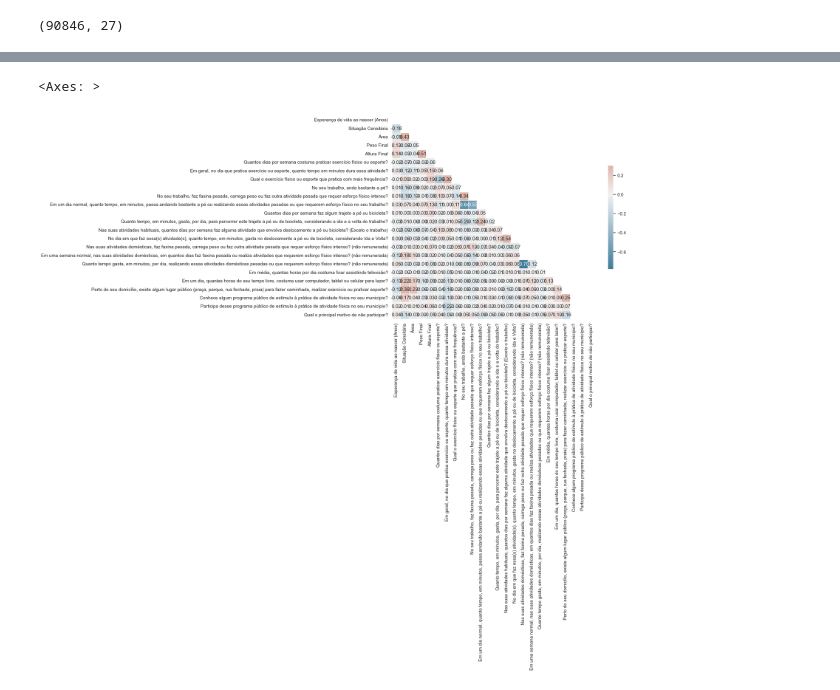
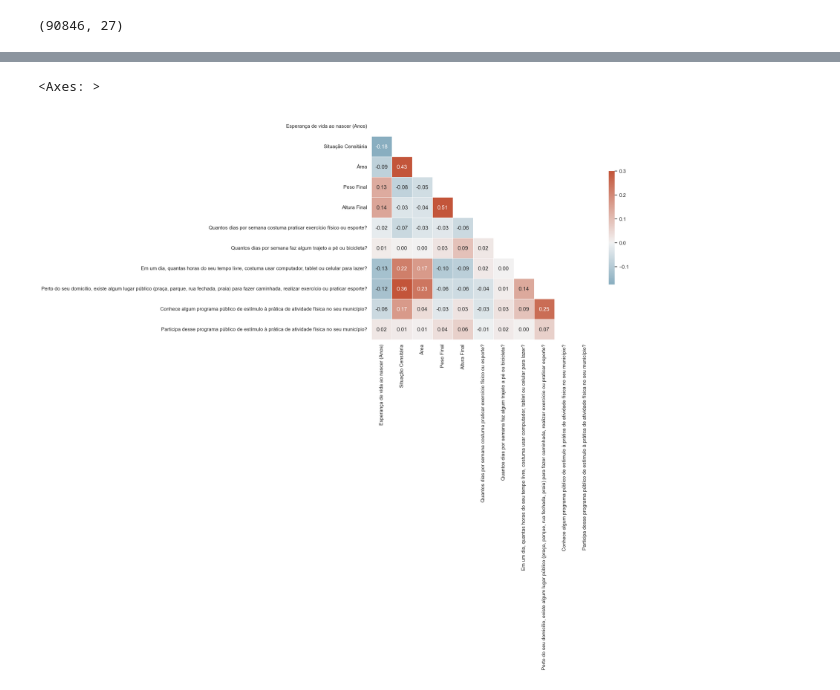
Before and after one commit to maafinotti/TCC-PNS, a Jupyter notebook: PNS_exercicio_fisico.ipynb, the cells around one changed output, grey strips where cells are left out. Saved outputs shown, nothing was run; the diff lists cells and outputs as text; code cells hidden in the pictures.

```diff
--- a/PNS_exercicio_fisico.ipynb
+++ b/PNS_exercicio_fisico.ipynb
@@ -27,0 +45,4 @@ sns.set_theme(style="white")
+# %%
+df_exercicio = df_exercicio.drop(columns = ['Em geral, no dia que pratica exercício ou esporte, quanto tempo em minutos dura essa atividade?', 'No seu trabalho, anda bastante a pé?', 'No seu trabalho, faz faxina pesada, carrega peso ou faz outra atividade pesada que requer esforço físico intenso?', 'Em um dia normal, quanto tempo, em minutos, passa andando bastante a pé ou realizando essas atividades pesadas ou que requerem esforço físico no seu trabalho?', 'Quanto tempo, em minutos, gasta, por dia, para percorrer este trajeto a pé ou de bicicleta, considerando a ida e a volta do trabalho?','Nas suas atividades habituais, quantos dias por semana faz alguma atividade que envolva deslocamento a pé ou bicicleta? (Exceto o trabalho)', 'No dia em que faz essa(s) atividade(s), quanto tempo, em minutos, gasta no deslocamento a pé ou de bicicleta, considerando Ida e Volta?', 'Nas suas atividades domésticas, faz faxina pesada, carrega peso ou faz outra atividade pesada que requer esforço físico intenso? (não remunerada)', 'Em uma semana normal, nas suas atividades domésticas, em quantos dias faz faxina pesada ou realiza atividades que requerem esforço físico intenso? (não remunerada)', 'Quanto tempo gasta, em minutos, por dia, realizando essas atividades domésticas pesadas ou que requerem esforço físico intenso? (não remunerada)', 'Em média, quantas horas por dia costuma ficar assistindo televisão?'])
+# %%
+df_corr = df_exercicio.drop(columns = ['UF', 'Está grávida?', 'Qual o exercício físico ou esporte que pratica com mais frequência?', 'Qual o principal motivo de não participar?'])
@@ -28,19 +51,23 @@ sns.set_theme(style="white")
 # %%
+sns.set_theme(style="white")
+
+df_corr.drop(columns = ['id'], inplace = True)
+
 # Compute the correlation matrix
 corr = df_corr.corr()
 
 # Generate a mask for the upper triangle
 mask = np.triu(np.ones_like(corr, dtype=bool))
 
 # Set up the matplotlib figure
 f, ax = plt.subplots(figsize=(11, 9))
 
 # Generate a custom diverging colormap
 cmap = sns.diverging_palette(230, 20, as_cmap=True)
 
 # Draw the heatmap with the mask and correct aspect ratio
 sns.heatmap(corr, mask=mask, cmap=cmap, vmax=.3, center=0,
             square=True, linewidths=.5, cbar_kws={"shrink": .5}, annot=True, fmt=".2f")
 # %% [output]
 <Axes: >
-[figure, old version]
+[figure, new version]
```
Also changed, not shown: parts of 3 cells of this notebook, 10 other files.
